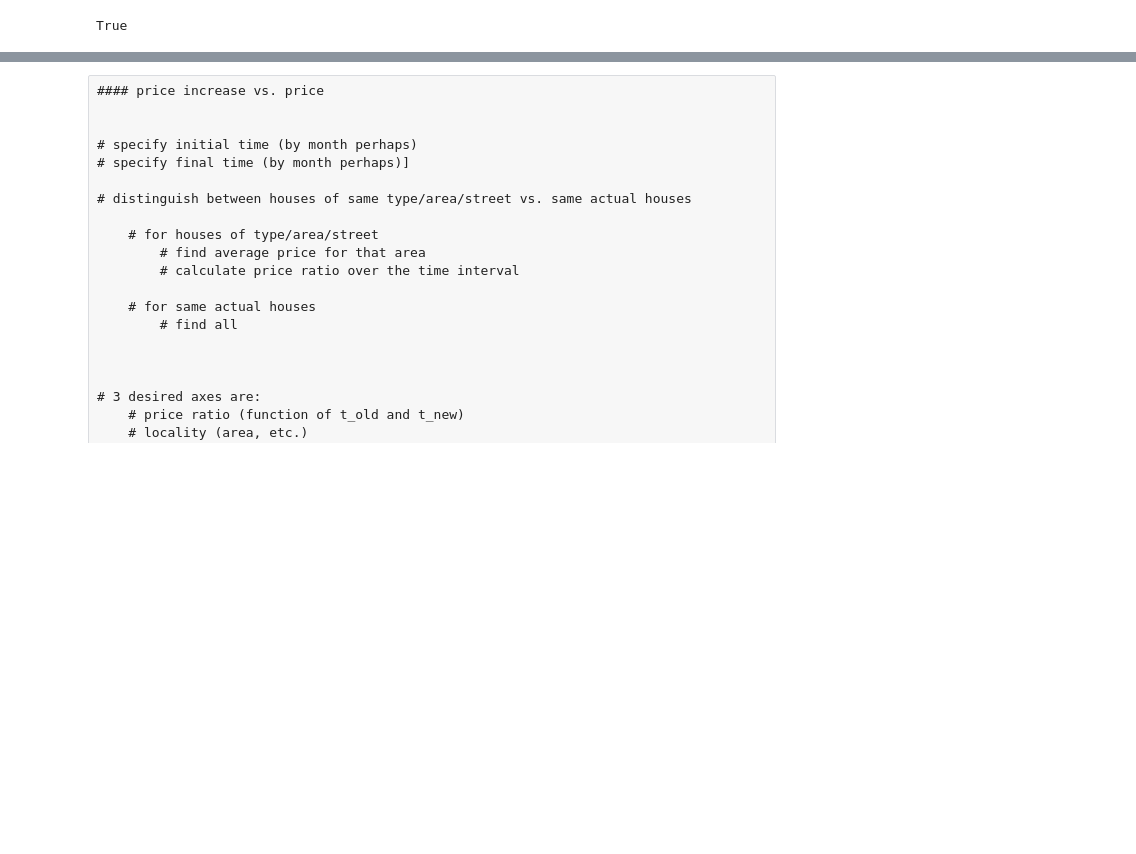
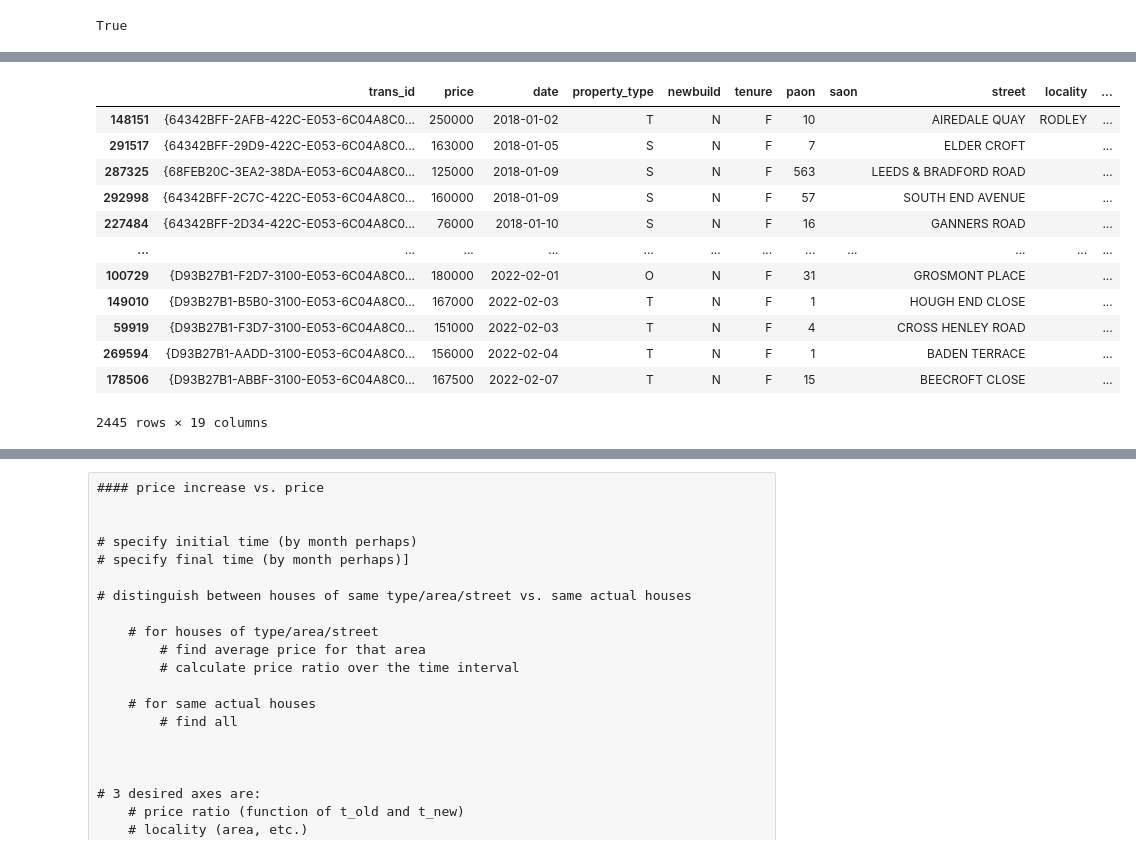
Before and after one commit to teerev/housing, a Jupyter notebook: price_explorer.ipynb, the cells around one changed output, grey strips where cells are left out. Saved outputs shown, nothing was run; the diff lists cells and outputs as text; code cells hidden in the pictures; blank space fills up the shorter version.

```diff
--- a/price_explorer.ipynb
+++ b/price_explorer.ipynb
@@ -248,0 +220,50 @@ df.head()
+# %%
+import matplotlib.pyplot as plt
+import matplotlib.dates as mdates
+
+
+# function to filter by whatever
+def filter_by(dataframe, **kwargs):
+
+    """
+    Filter a dataframe using arbitrary set of filters on column values
+    """
+
+    for key, value in kwargs.items():
+        if key == 'min_price':
+            dataframe = dataframe[dataframe['price'] >= value]
+        elif key == 'max_price':
+            dataframe = dataframe[dataframe['price'] <= value]
+        elif key == 'min_date':
+            dataframe = dataframe[dataframe['date'] >= value]
+        elif key == 'max_date':
+            dataframe = dataframe[dataframe['date'] <= value]
+        else:
+            dataframe = dataframe[dataframe[key] == value]
+
+    return dataframe
+
+
+df_ = filter_by(dataframe=df,
+                #property_type='D',
+                pc_district='LS13',
+                min_price=0,
+                max_price=500000,
+                min_date='2018-01-01',
+               )
+# %%
+df_
+# %% [output]
+|  | trans_id | price | date | property_type | newbuild | tenure | paon | saon | street | locality | ... |
+| 148151 | {64342BFF-2AFB-422C-E053-6C04A8C0... | 250000 | 2018-01-02 | T | N | F | 10 |  | AIREDALE QUAY | RODLEY | ... |
+| 291517 | {64342BFF-29D9-422C-E053-6C04A8C0... | 163000 | 2018-01-05 | S | N | F | 7 |  | ELDER CROFT |  | ... |
+| 287325 | {68FEB20C-3EA2-38DA-E053-6C04A8C0... | 125000 | 2018-01-09 | S | N | F | 563 |  | LEEDS & BRADFORD ROAD |  | ... |
+| 292998 | {64342BFF-2C7C-422C-E053-6C04A8C0... | 160000 | 2018-01-09 | S | N | F | 57 |  | SOUTH END AVENUE |  | ... |
+| 227484 | {64342BFF-2D34-422C-E053-6C04A8C0... | 76000 | 2018-01-10 | S | N | F | 16 |  | GANNERS ROAD |  | ... |
+| ... | ... | ... | ... | ... | ... | ... | ... | ... | ... | ... | ... |
+| 100729 | {D93B27B1-F2D7-3100-E053-6C04A8C0... | 180000 | 2022-02-01 | O | N | F | 31 |  | GROSMONT PLACE |  | ... |
+| 149010 | {D93B27B1-B5B0-3100-E053-6C04A8C0... | 167000 | 2022-02-03 | T | N | F | 1 |  | HOUGH END CLOSE |  | ... |
+| 59919 | {D93B27B1-F3D7-3100-E053-6C04A8C0... | 151000 | 2022-02-03 | T | N | F | 4 |  | CROSS HENLEY ROAD |  | ... |
+| 269594 | {D93B27B1-AADD-3100-E053-6C04A8C0... | 156000 | 2022-02-04 | T | N | F | 1 |  | BADEN TERRACE |  | ... |
+| 178506 | {D93B27B1-ABBF-3100-E053-6C04A8C0... | 167500 | 2022-02-07 | T | N | F | 15 |  | BEECROFT CLOSE |  | ... |
+2445 rows × 19 columns
```
Also changed, not shown: parts of 34 cells of this notebook.
